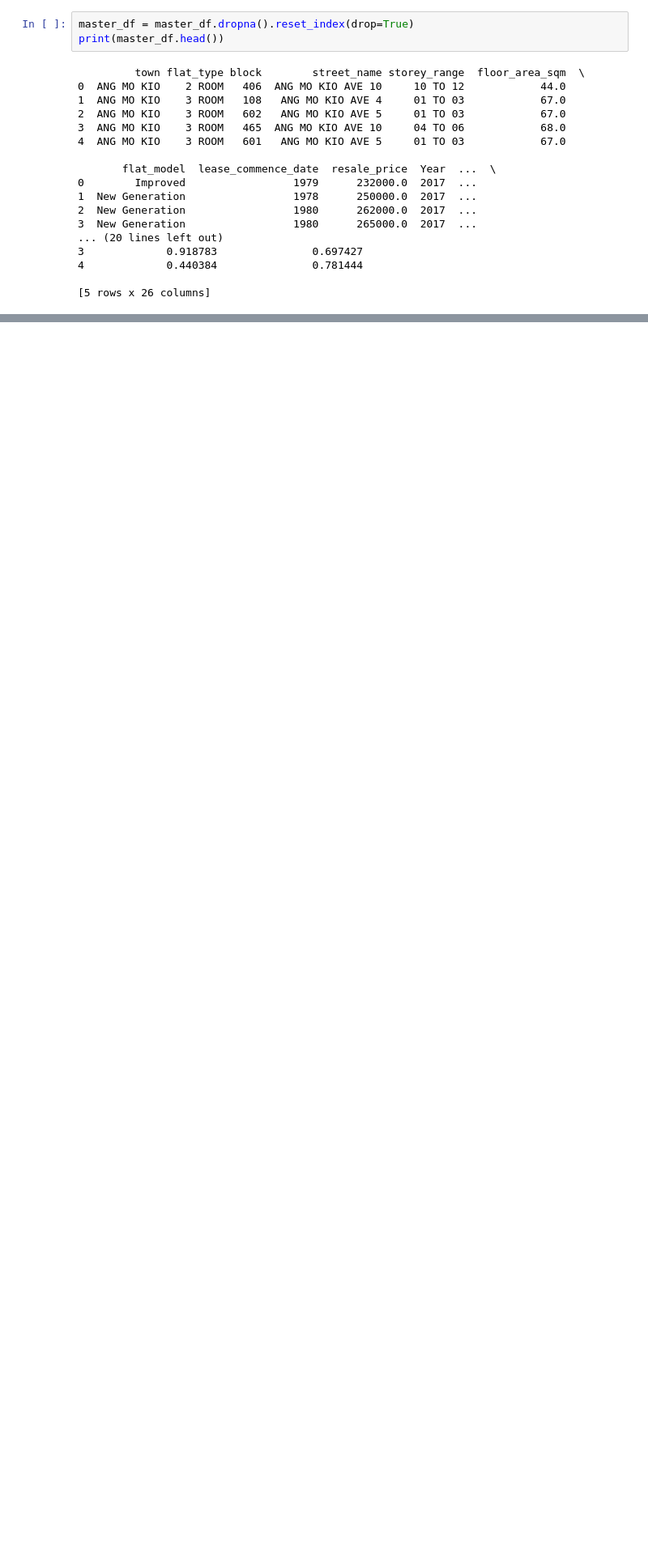
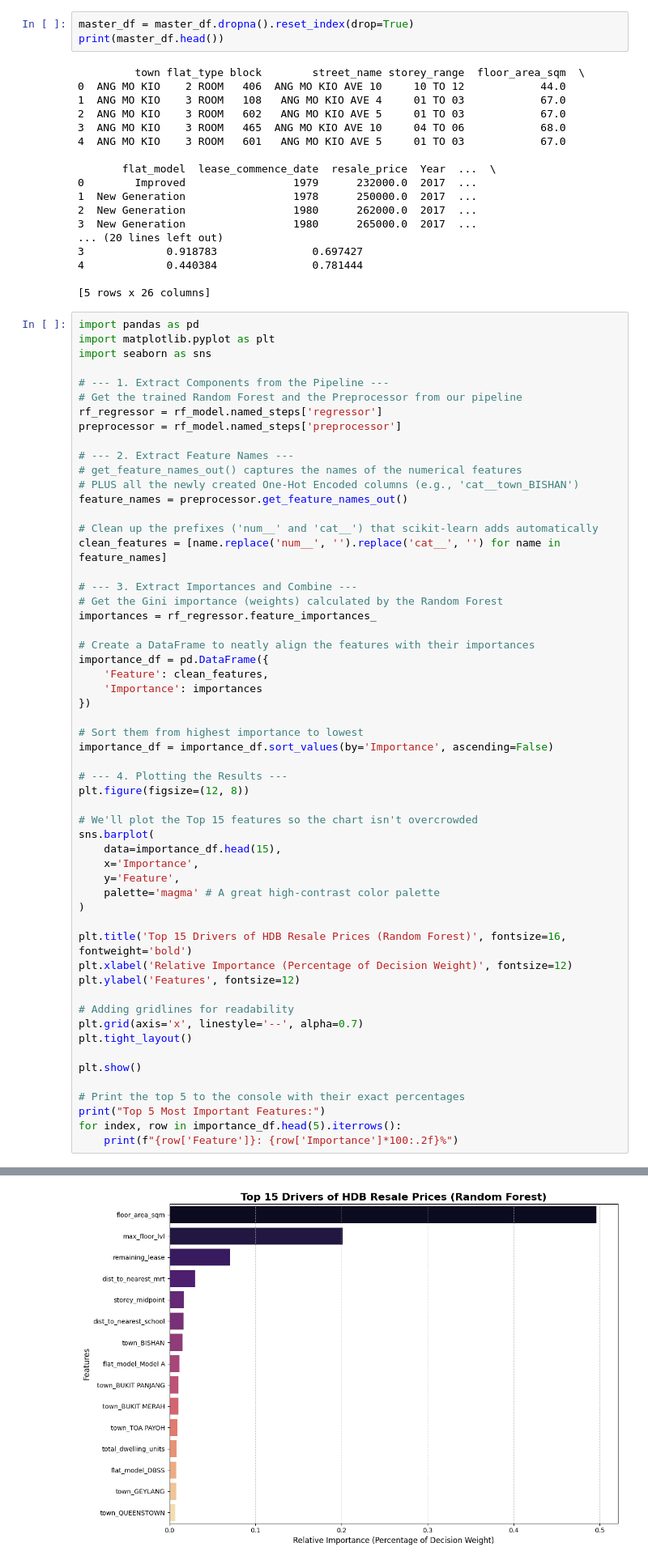
Before and after one commit to DanielNg0729/SC3021DataScienceProject, a Jupyter notebook: Group_1_SC3021.ipynb, the cells around one changed output, grey strips where cells are left out. Shown at 81% size. Cells and saved outputs as stored; diff of their text form; blank space fills up the shorter version.

```diff
--- a/Group_1_SC3021.ipynb
+++ b/Group_1_SC3021.ipynb
@@ -1138,3 +1297,60 @@ print(master_df.head())
 4             0.440384               0.781444
 
 [5 rows x 26 columns]
+# %%
+import pandas as pd
+import matplotlib.pyplot as plt
+import seaborn as sns
+
+# --- 1. Extract Components from the Pipeline ---
+# Get the trained Random Forest and the Preprocessor from our pipeline
+rf_regressor = rf_model.named_steps['regressor']
+preprocessor = rf_model.named_steps['preprocessor']
+
+# --- 2. Extract Feature Names ---
+# get_feature_names_out() captures the names of the numerical features
+# PLUS all the newly created One-Hot Encoded columns (e.g., 'cat__town_BISHAN')
+feature_names = preprocessor.get_feature_names_out()
+
+# Clean up the prefixes ('num__' and 'cat__') that scikit-learn adds automatically
+clean_features = [name.replace('num__', '').replace('cat__', '') for name in feature_names]
+
+# --- 3. Extract Importances and Combine ---
+# Get the Gini importance (weights) calculated by the Random Forest
+importances = rf_regressor.feature_importances_
+
+# Create a DataFrame to neatly align the features with their importances
+importance_df = pd.DataFrame({
+    'Feature': clean_features,
+    'Importance': importances
+})
+
+# Sort them from highest importance to lowest
+importance_df = importance_df.sort_values(by='Importance', ascending=False)
+
+# --- 4. Plotting the Results ---
+plt.figure(figsize=(12, 8))
+
+# We'll plot the Top 15 features so the chart isn't overcrowded
+sns.barplot(
+    data=importance_df.head(15),
+    x='Importance',
+    y='Feature',
+    palette='magma' # A great high-contrast color palette
+)
+
+plt.title('Top 15 Drivers of HDB Resale Prices (Random Forest)', fontsize=16, fontweight='bold')
+plt.xlabel('Relative Importance (Percentage of Decision Weight)', fontsize=12)
+plt.ylabel('Features', fontsize=12)
+
+# Adding gridlines for readability
+plt.grid(axis='x', linestyle='--', alpha=0.7)
+plt.tight_layout()
+
+plt.show()
+
+# Print the top 5 to the console with their exact percentages
+print("Top 5 Most Important Features:")
+for index, row in importance_df.head(5).iterrows():
+    print(f"{row['Feature']}: {row['Importance']*100:.2f}%")
+# %% [output]
@@ -1140,0 +1360 @@ print(master_df.head())
+[figure, added]
```
Also changed, not shown: parts of 5 cells of this notebook.
